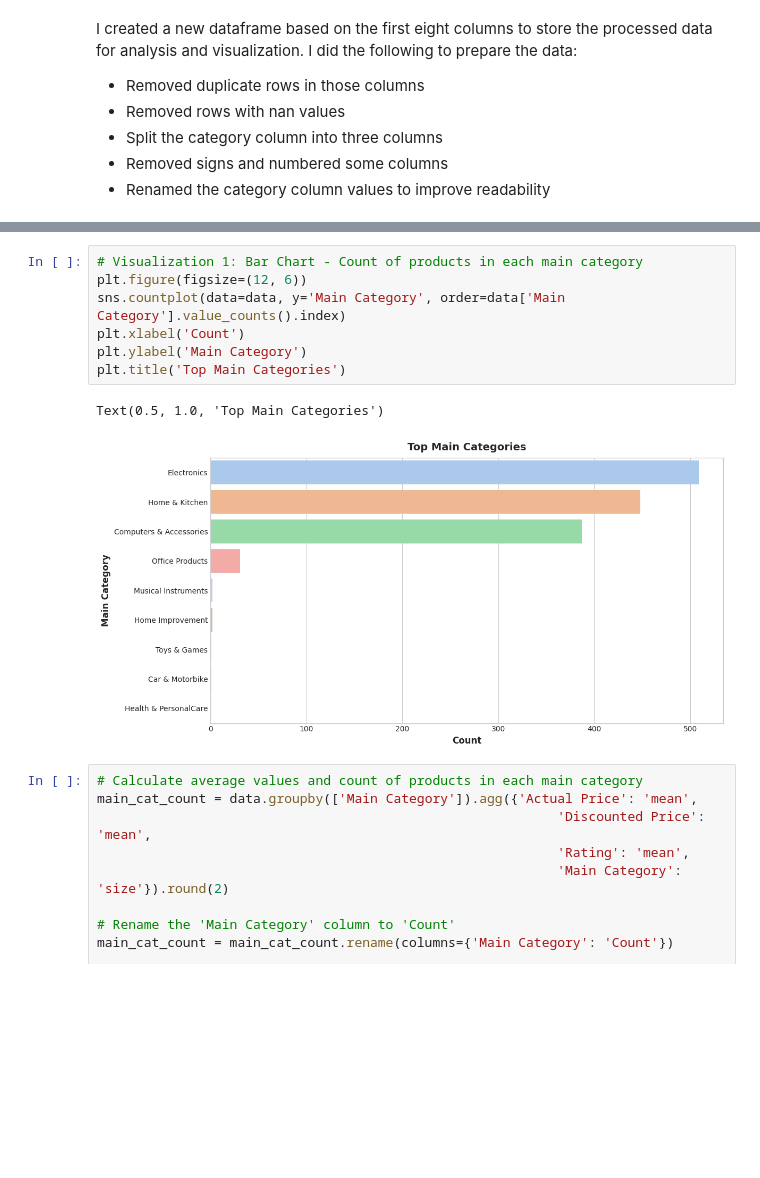
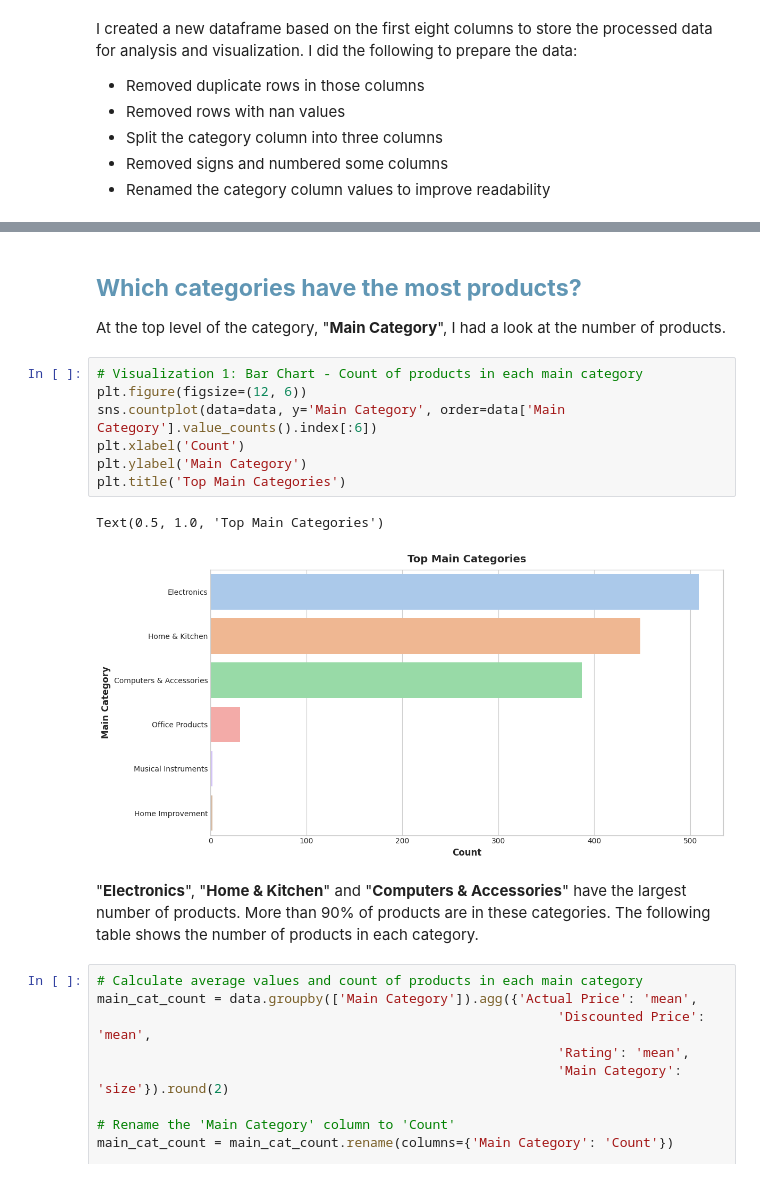
Before and after one commit to miladistic/data-analysis, a Jupyter notebook: amazon-sales-analysis.ipynb, the cells around one changed output, grey strips where cells are left out. Drawn from its saved outputs; the diff is of its cells as text; blank space fills up the shorter version.

```diff
--- a/amazon-sales-analysis.ipynb
+++ b/amazon-sales-analysis.ipynb
@@ -163,13 +157,19 @@ I created a new dataframe based on the first eight columns to store the processe
+# %% [markdown]
+## <span style="color: #6096B4; font-weight: Bold;">Which categories have the most products?</span>
+
+At the top level of the category, "**Main Category**", I had a look at the number of products.
 # %%
 # Visualization 1: Bar Chart - Count of products in each main category
 plt.figure(figsize=(12, 6))
-sns.countplot(data=data, y='Main Category', order=data['Main Category'].value_counts().index)
+sns.countplot(data=data, y='Main Category', order=data['Main Category'].value_counts().index[:6])
 plt.xlabel('Count')
 plt.ylabel('Main Category')
 plt.title('Top Main Categories')
 # %% [output]
 Text(0.5, 1.0, 'Top Main Categories')
-[figure, old version]
+[figure, new version]
+# %% [markdown]
+"**Electronics**", "**Home & Kitchen**" and "**Computers & Accessories**" have the largest number of products. More than 90% of products are in these categories. The following table shows the number of products in each category.
 # %%
 # Calculate average values and count of products in each main category
 main_cat_count = data.groupby(['Main Category']).agg({'Actual Price': 'mean',
```
Also changed, not shown: parts of 14 cells of this notebook.
